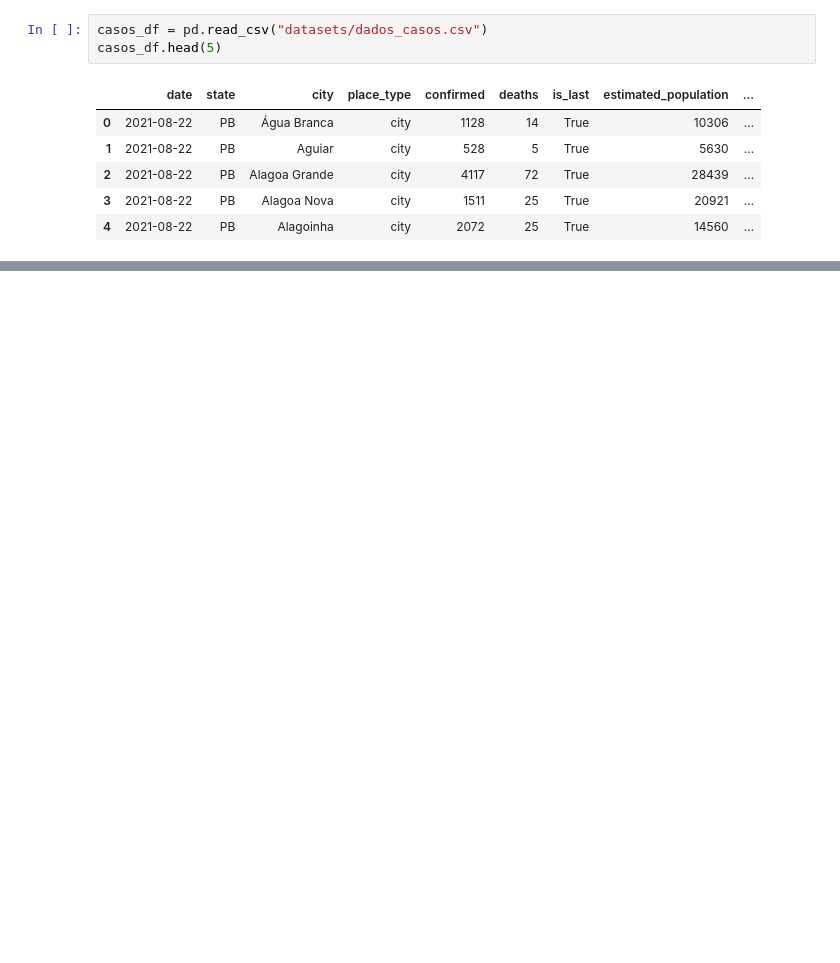
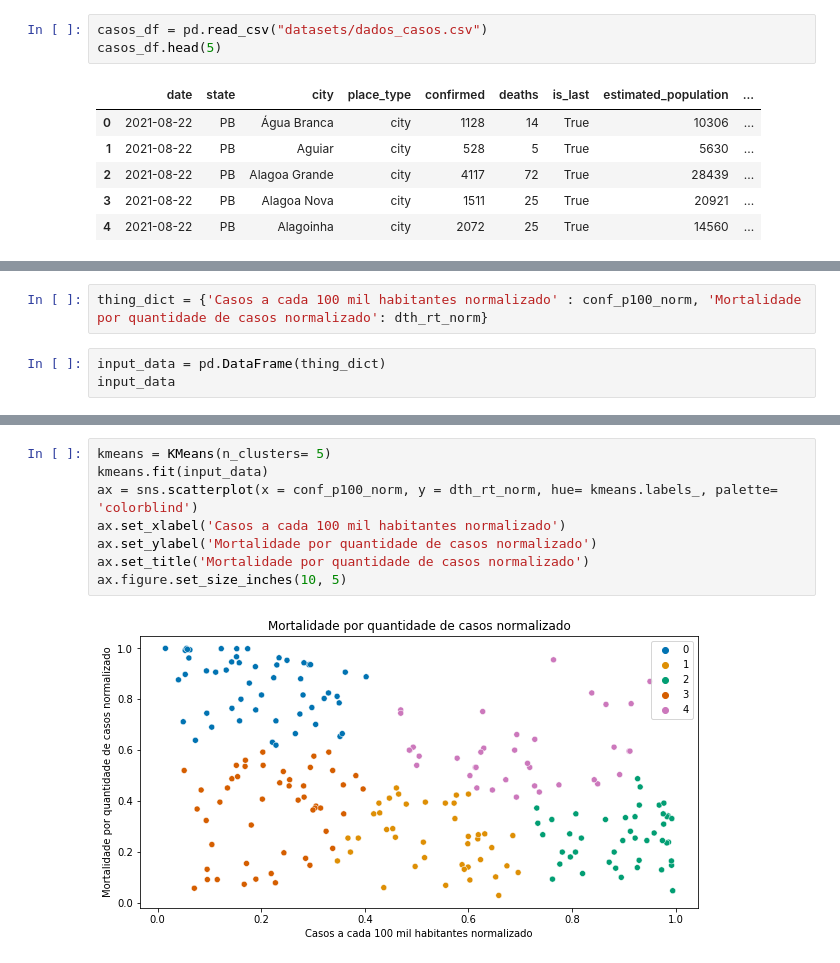
Before and after one commit to maxbarbosa/data-science-final-project, a Jupyter notebook: k_means.ipynb, the cells around one changed output, grey strips where cells are left out. Drawn from its saved outputs; the diff is of its cells as text; blank space fills up the shorter version.

```diff
--- a/k_means.ipynb
+++ b/k_means.ipynb
@@ -94,0 +101,5 @@ ax.figure.set_size_inches(10, 5)
+# %%
+thing_dict = {'Casos a cada 100 mil habitantes normalizado' : conf_p100_norm, 'Mortalidade por quantidade de casos normalizado': dth_rt_norm}
+# %%
+input_data = pd.DataFrame(thing_dict)
+input_data
@@ -94,0 +120,10 @@ ax.figure.set_size_inches(10, 5)
+# %%
+kmeans = KMeans(n_clusters= 5)
+kmeans.fit(input_data)
+ax = sns.scatterplot(x = conf_p100_norm, y = dth_rt_norm, hue= kmeans.labels_, palette= 'colorblind')
+ax.set_xlabel('Casos a cada 100 mil habitantes normalizado')
+ax.set_ylabel('Mortalidade por quantidade de casos normalizado')
+ax.set_title('Mortalidade por quantidade de casos normalizado')
+ax.figure.set_size_inches(10, 5)
+# %% [output]
+[figure, added]
```
Also changed, not shown: parts of 28 cells of this notebook.
